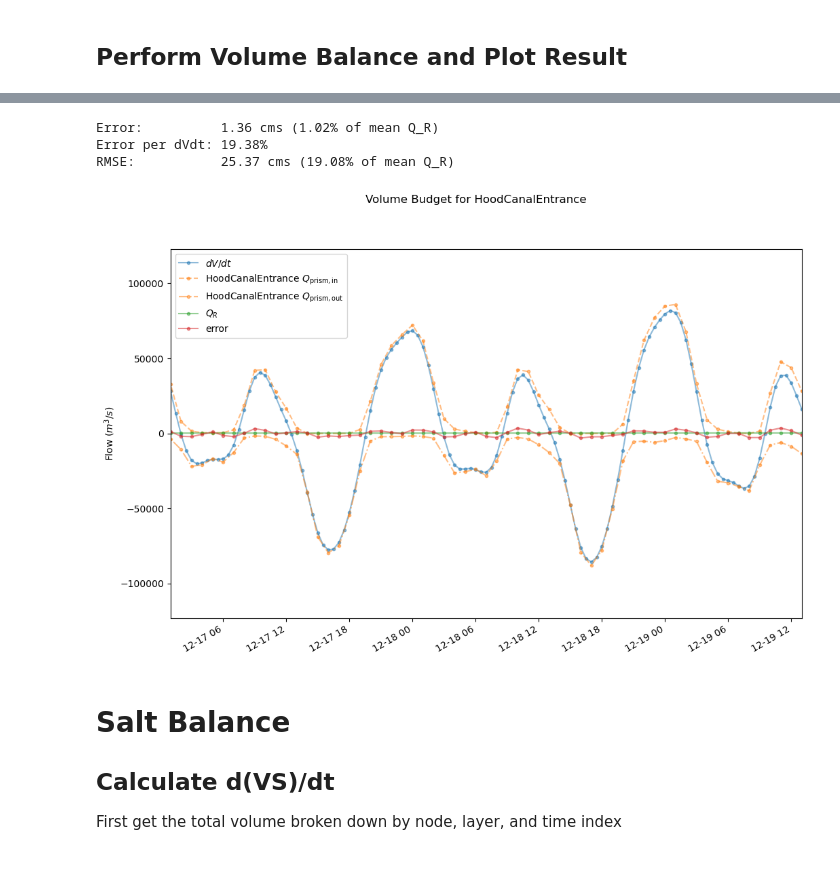
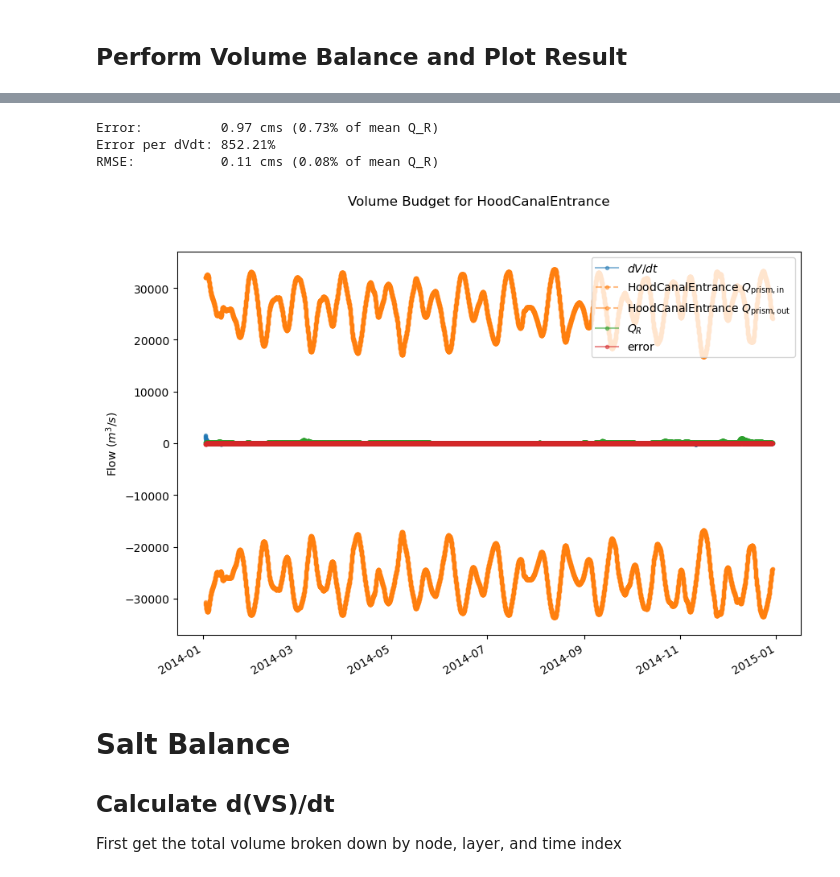
Before and after one commit to bedaro/ssm-analysis, a Jupyter notebook: transport/TEFBudget.ipynb, the cells around one changed output, grey strips where cells are left out. Drawn from its saved outputs; the diff is of its cells as text; code cells hidden in the pictures.

Commit message:
Refactor transect code, fix budget

```diff
--- a/transport/TEFBudget.ipynb
+++ b/transport/TEFBudget.ipynb
@@ -74,3 +63,13 @@ FvcomGrid(ncoord=array([[4.1320981e+05, 4.0058141e+05, 3.9043006e+05, ..., 4.981
         [    1,     2,    88, ..., 16011, 16011, 16012]],
   mask=False,
   fill_value=999999), calc=True)
+# %%
+section_files = {}
+section_extractions = {}
+transects = {}
+for s in section_names:
+    f = path.join(extracts_path, 'extractions/' + s + '.nc')
+    section_files[s] = f
+    section_extractions[s] = Dataset(f)
+    transects[s] = Transect(grid, section_extractions[s]['ele'][:])
+    display(section_extractions[s])
@@ -333,20 +296,12 @@ Need to remove 1.95 days of model output from end of run
 # %% [markdown]
 ## Perform Volume Balance and Plot Result
-# %%
-if tide_avg:
-    dVdt = filt_godin(dVdt)
-    dVdt_section = filt_godin(dVdt_section)
-    rivers_interp = filt_godin(rivers_interp)
-    for s in section_names:
-        q_in[s] = filt_godin(q_in[s])
-        q_out[s] = filt_godin(q_out[s])
 # %%
 model_dates = pd.Timestamp(hydro_output_start) + pd.to_timedelta(model_output_times[1:], 's')
 model_df = pd.DataFrame({'$dV/dt$': dVdt[:right_cut_model-1]}, index=model_dates)
 section_data = {}
 for x in section_names:
-    section_data[x + ' $Q_\mathrm{prism,in}$'] = q_in[x]
-    section_data[x + ' $Q_\mathrm{prism,out}$'] = q_out[x]
+    section_data[x + ' $Q_\mathrm{prism,in}$'] = q_in[x][:right_cut_section]
+    section_data[x + ' $Q_\mathrm{prism,out}$'] = q_out[x][:right_cut_section]
 section_data['$Q_R$'] = rivers_interp
 vol_budget = model_df.merge(pd.DataFrame(section_data, index=section_dates), how='left', left_index=True, right_index=True)
 vol_budget['error'] = -vol_budget['$dV/dt$'] + vol_budget[vol_budget.columns[vol_budget.columns != '$dV/dt$']].sum(1)
@@ -359,3 +314,10 @@ vol_budget.tail()
 | 2014-12-30 23:00:00 | 70792.918766 | 73149.798661 | -21.092867 | 135.758346 | 2471.545374 |
 | 2014-12-30 23:30:00 | 66493.847316 | NaN | NaN | NaN | NaN |
 | 2014-12-31 00:00:00 | 56673.578300 | 59187.486293 | -64.229495 | 135.605804 | 2585.284303 |
+# %%
+if tide_avg:
+    # We have to make all the data hourly in order for the tidal averaging to work correctly
+    vol_budget.dropna(inplace=True)
+    for c in vol_budget.columns:
+        vol_budget[c] = filt_godin(vol_budget[c].to_numpy())
+    display(vol_budget.dropna().tail())
@@ -362,41 +331,42 @@ vol_budget.tail()
 # %%
-fig, ax = plt.subplots(figsize=(12,8))
+fig, ax = plt.subplots(figsize=(10,7))
 l = None
 for c in vol_budget.columns:
     color = None
     if c[-5:-2] == 'out':
         color = l[0].get_color()
         linestyle = '.-.'
     elif c[-4:-2] == 'in':
         linestyle = '.--'
     else:
         linestyle = '.-'
     l = ax.plot(vol_budget[c].dropna(), linestyle, color=color, label=c, alpha=0.5)
 
+qr = vol_budget['$Q_R$'].dropna()
 if not tide_avg:
-    qr = vol_budget['$Q_R$'].dropna()
     ax.set(xbound=(qr.index[8400], qr.index[8460]))
 ax.set(ylabel="Flow ($m^3/s$)")
 ax.legend()
 fig.autofmt_xdate()
 fig.suptitle(f'Volume Budget for {", ".join(section_names)}')
+fig.savefig(out_file('vol_budget.png'))
 
 # Fudge factor to get the tide cycle right on mean error
 fudge = 83
 error = vol_budget[['$dV/dt$','$Q_R$','error']].dropna()
 mean_error = error['error'][fudge:].mean()
 error_per_qr = np.nan if error['$Q_R$'].mean() == 0 else mean_error / error['$Q_R$'].mean()
 error_per_dVdt = np.abs(mean_error / error['$dV/dt$'][fudge:].mean())
 rmse = np.sqrt((error['error'] ** 2).sum())/len(error['error'])
 rmse_per_qr = np.nan if error['$Q_R$'].mean() == 0 else rmse / error['$Q_R$'].mean()
 print(f'Error:          {mean_error:.2f} cms ({error_per_qr * 100:.2f}% of mean Q_R)')
 print(f'Error per dVdt: {error_per_dVdt*100:.2f}%')
 print(f'RMSE:           {rmse:.2f} cms ({rmse_per_qr * 100:.2f}% of mean Q_R)')
 # %% [output]
-Error:          1.36 cms (1.02% of mean Q_R)
-Error per dVdt: 19.38%
-RMSE:           25.37 cms (19.08% of mean Q_R)
+Error:          0.97 cms (0.73% of mean Q_R)
+Error per dVdt: 852.21%
+RMSE:           0.11 cms (0.08% of mean Q_R)
-[figure, old version]
+[figure, new version]
 # %% [markdown]
 # Salt Balance
 
```
Also changed, not shown: parts of 14 cells of this notebook, 8 other files.
